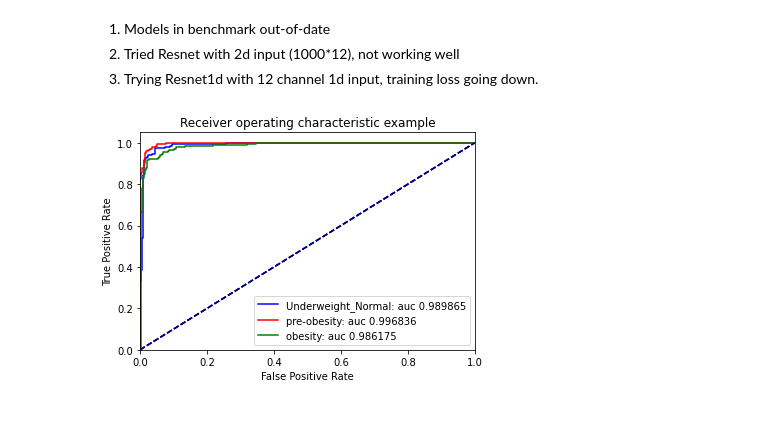
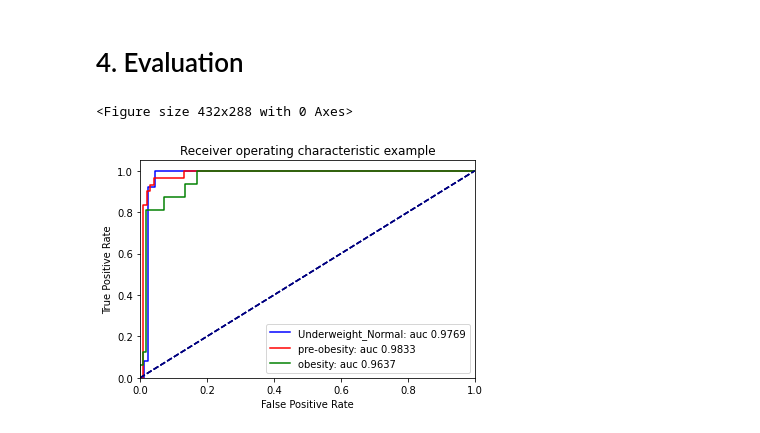
Before and after one commit to xiaowen-t/ECG-challenge, a Jupyter notebook: prediction.ipynb, the cells around one changed output. Cells and saved outputs as stored; diff of their text form; code cells hidden in the pictures.

```diff
--- a/prediction.ipynb
+++ b/prediction.ipynb
@@ -137,0 +34,12 @@ for X,y in train_loader:
+# %%
+def save_model(epochs, model, optimizer, criterion,name):
+    """
+    Function to save the trained model to disk.
+    """
+    print(f"Saving final model...")
+    torch.save({
+                'epoch': epochs,
+                'model_state_dict': model.state_dict(),
+                'optimizer_state_dict': optimizer.state_dict(),
+                'loss': criterion,
+                }, f'outputs/{name}.pth')
@@ -224,4 +136,0 @@ Epoch 3/3       Train Loss: 0.0456      Test Loss: 0.0353       Train Accuracy:
-# %% [markdown]
-1. Models in benchmark out-of-date
-2. Tried Resnet with 2d input (1000*12), not working well
-3. Trying Resnet1d with 12 channel 1d input, training loss going down.
@@ -228,50 +141,57 @@ Epoch 3/3       Train Loss: 0.0456      Test Loss: 0.0353       Train Accuracy:
+# %% [markdown]
+# 4. Evaluation
+# %%
+test_data={}
+test_loader={}
+for g in [1,2,3]:
+    test_data[g] = ECG_Dataset(train=False,groups=[g])
+    test_loader[g] = torch.utils.data.DataLoader(test_data[g], batch_size=32, shuffle=True,drop_last=True)
+# %%
+suffix = datetime.now().strftime('%Y%m%d%H%M')
+plt.figure()
+ys ={}
+preds = {}
+c_dict = {
+    1: 'b',
+    2: 'r',
+    3: 'g'
+}
+
+gname_dict = {
+    1: 'Underweight_Normal',
+    2: 'pre-obesity',
+    3: 'obesity'
+}
+# %% [output]
+<Figure size 432x288 with 0 Axes>
 # %%
-# ResNet 2D
-results={}
-
-plt.figure()
-ys ={}
-preds = {}
-c_dict = {
-    1: 'b',
-    2: 'r',
-    3: 'g'
-}
-
-gname_dict = {
-    1: 'Underweight_Normal',
-    2: 'pre-obesity',
-    3: 'obesity'
-}
 for g in [1,2,3]:
-    test_data = ECG_Loader(df,train=False,groups=[g])
-    test_loader = torch.utils.data.DataLoader(test_data, batch_size=32, shuffle=True,drop_last=True)
-    # for group in [1,2,3]:
     ys[g] = []
     preds[g] = []
-    for x, y in test_loader:
+    for x, y in test_loader[g]:
         x = x.reshape(x.shape[0],1,x.shape[1],x.shape[2])
         yhat = model.forward(x)
         yhat = yhat.detach().numpy()
         y = y.detach().numpy()
         ys[g] = np.append(ys[g],y)
         preds[g] = np.append(preds[g],yhat)
     fpr, tpr, _ = roc_curve( ys[g],preds[g])
     roc_auc = auc(fpr, tpr)
+    roc_auc = round(roc_auc,4)
     plt.plot(
         fpr,
         tpr,
         color=c_dict[g],
-        label=f"{gname_dict[g]}: auc %2f" % roc_auc,
+        label=f"{gname_dict[g]}: auc {roc_auc}",
     )
     plt.plot([0, 1], [0, 1], color="navy", linestyle="--")
     plt.xlim([0.0, 1.0])
     plt.ylim([0.0, 1.05])
 plt.xlabel("False Positive Rate")
 plt.ylabel("True Positive Rate")
 plt.title("Receiver operating characteristic example")
 plt.legend(loc="lower right")
 plt.show()
 # https://assets.researchsquare.com/files/rs-1550001/v1_covered.pdf?c=1650647458
 # %% [output]
-[figure, old version]
+[figure, new version]
```
Also changed, not shown: parts of 18 cells of this notebook, 25 other files.
